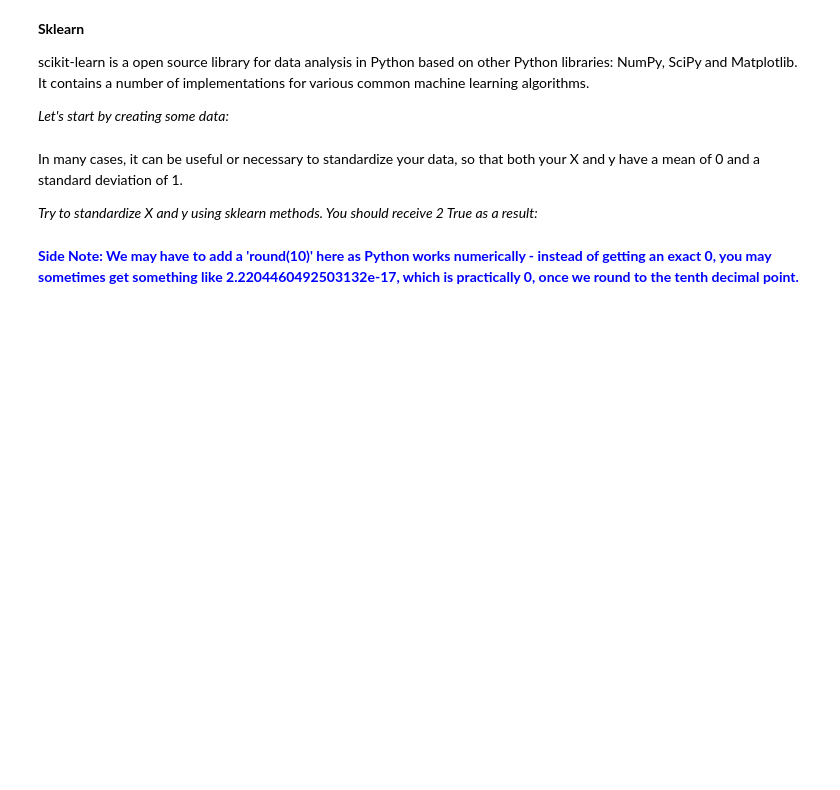
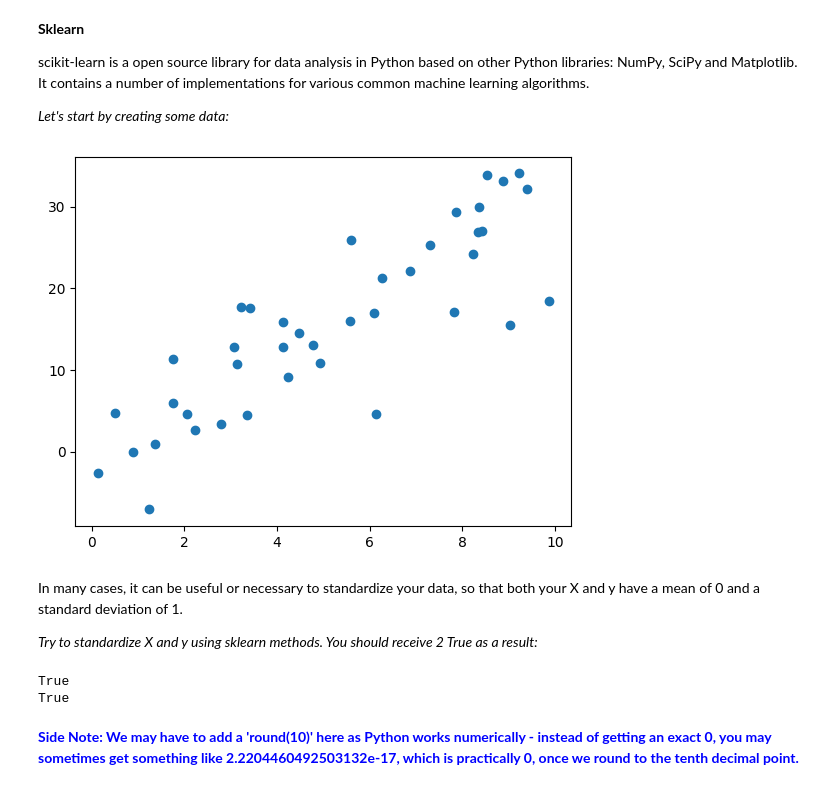
Before and after one commit to AnesCajic/Data-Science-for-Customer-Insight, a Jupyter notebook: Data_Science_for_Customer_Insights_Python_Introduction_Course.ipynb, the cells around one changed output. Cells and saved outputs as stored; diff of their text form; code cells hidden in the pictures; blank space fills up the shorter version.

```diff
--- a/Data_Science_for_Customer_Insights_Python_Introduction_Course.ipynb
+++ b/Data_Science_for_Customer_Insights_Python_Introduction_Course.ipynb
@@ -850,27 +850,32 @@ scikit-learn is a open source library for data analysis in Python based on other
 # %%
 import matplotlib.pyplot as plt
 import numpy as np
 
 # create 40 random float numbers
-X = 10* ...
+X = 10 * np.random.rand(40)
 
 y = 3 * X + np.random.randn(40)*5
 
 # Take a look at your data with a scatter plot
-...
+plt.scatter(X, y)
 plt.show()
+# %% [output]
+[figure, added]
 # %% [markdown]
 In many cases, it can be useful or necessary to standardize your data, so that both your X and y have a mean of 0 and a standard deviation of 1.
 
 *Try to standardize X and y using sklearn methods. You should receive 2 True as a result:*
 # %%
-from sklearn import ...
+from sklearn.preprocessing import StandardScaler
 import numpy as np
-X_scaled = ...
-y_scaled = ...
+X_scaled = StandardScaler().fit_transform(X.reshape(-1, 1))
+y_scaled = StandardScaler().fit_transform(y.reshape(-1, 1))
 
 print(X_scaled.mean().round(10) == 0 and y_scaled.mean().round(10) == 0)
 print(X_scaled.std().round(10) == 1 and y_scaled.std().round(10) == 1)
+# %% [output]
+True
+True
 # %% [markdown]
 **<strong><font color='blue'> Side Note:** We may have to add a 'round(10)' here as Python works numerically - instead of getting an exact 0, you may sometimes get something like 2.2204460492503132e-17, which is practically 0, once we round to the tenth decimal point.</font></strong>
 # %% [markdown]
```
Also changed, not shown: parts of 23 cells of this notebook.
